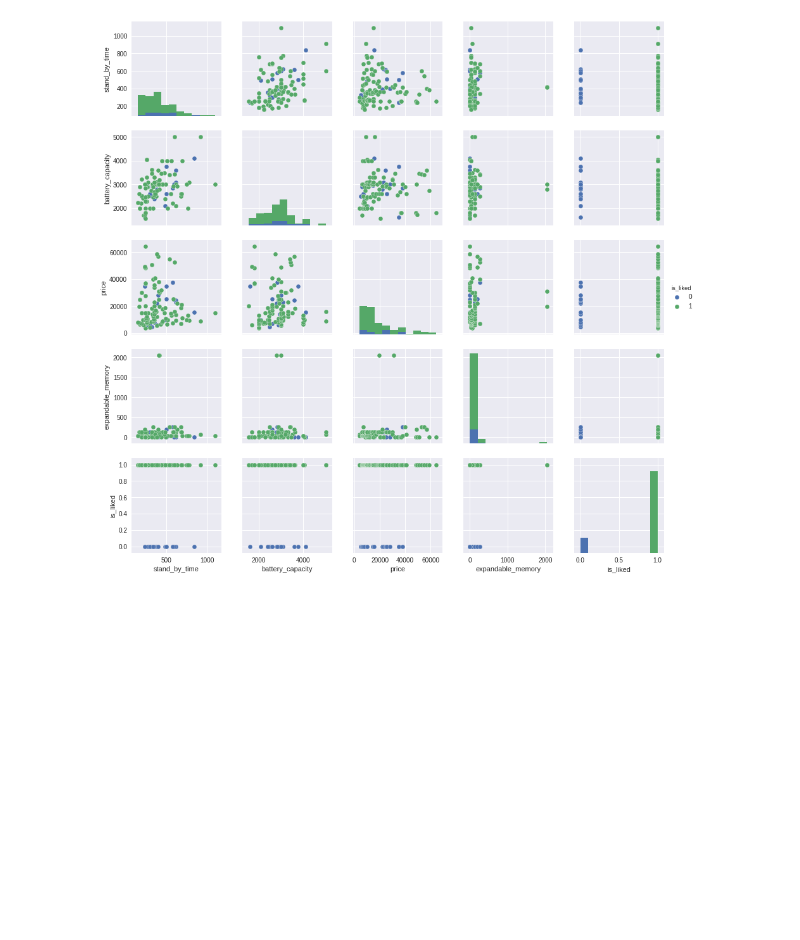
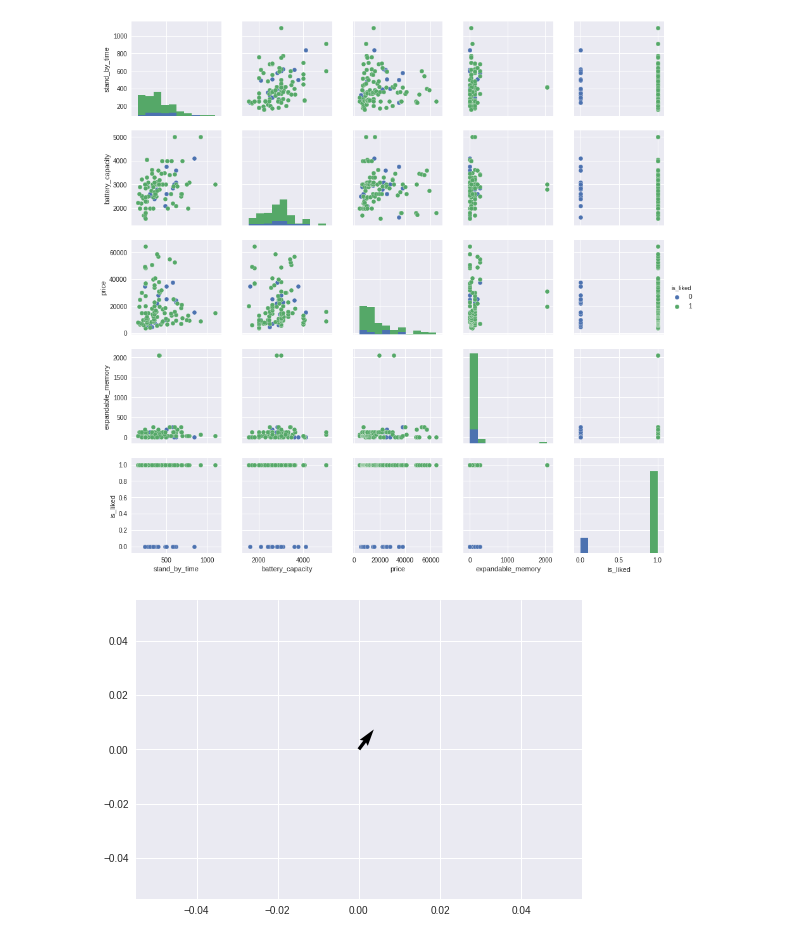
Before and after one commit to krishthegreatest/github-practise, a Jupyter notebook: Python_More_Basics.ipynb, the cells around one changed output. Cells and saved outputs as stored; diff of their text form; code cells hidden in the pictures; blank space fills up the shorter version.

```diff
--- a/Python_More_Basics.ipynb
+++ b/Python_More_Basics.ipynb
@@ -302,0 +306,5 @@ ax=sns.pairplot(df_thin,diag_kind='hist',hue='is_liked')
+# %%
+plt.quiver(0,0,3,4)
+plt.show()
+# %% [output]
+[figure, added]
```
Also changed, not shown: parts of 17 cells of this notebook.
